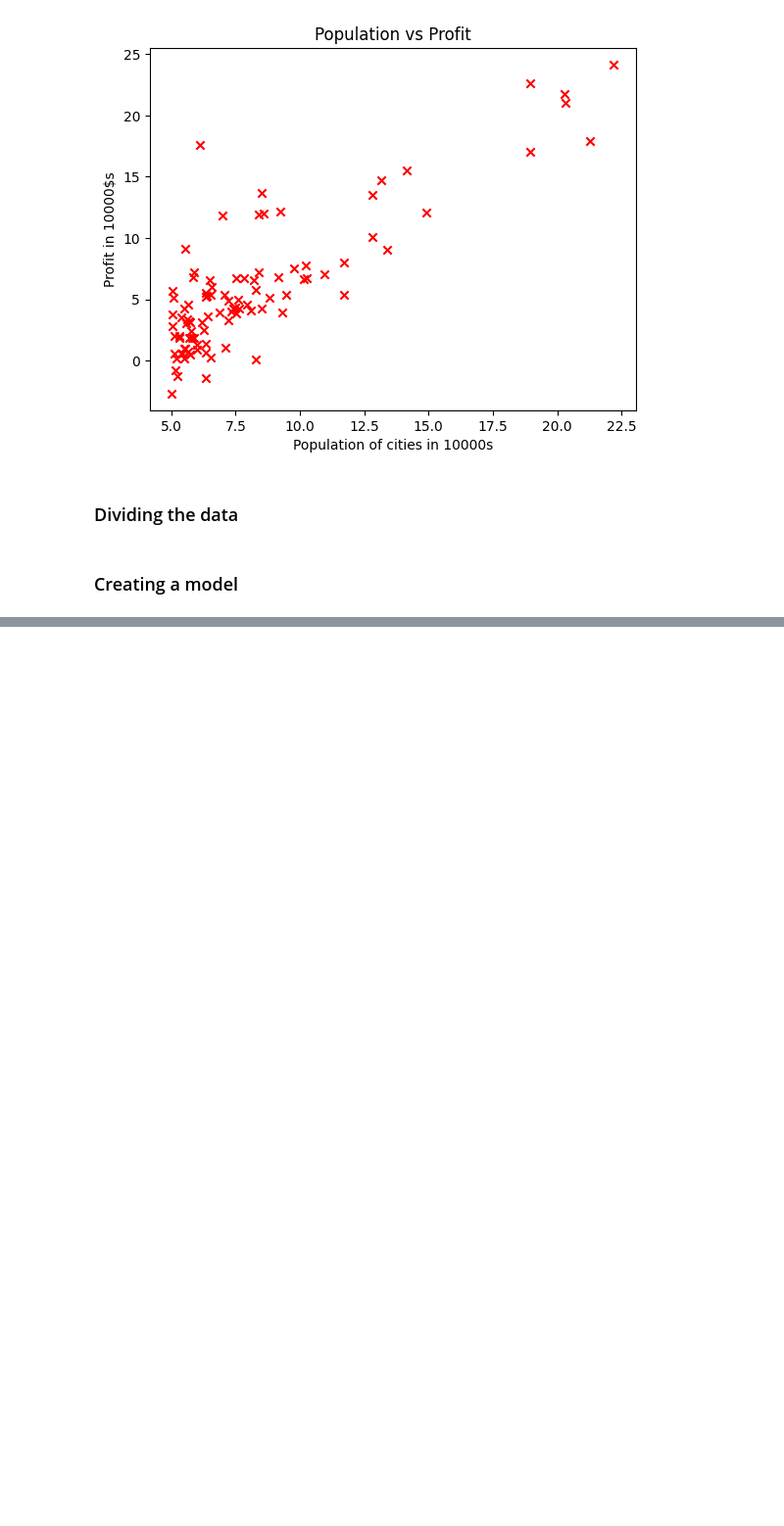
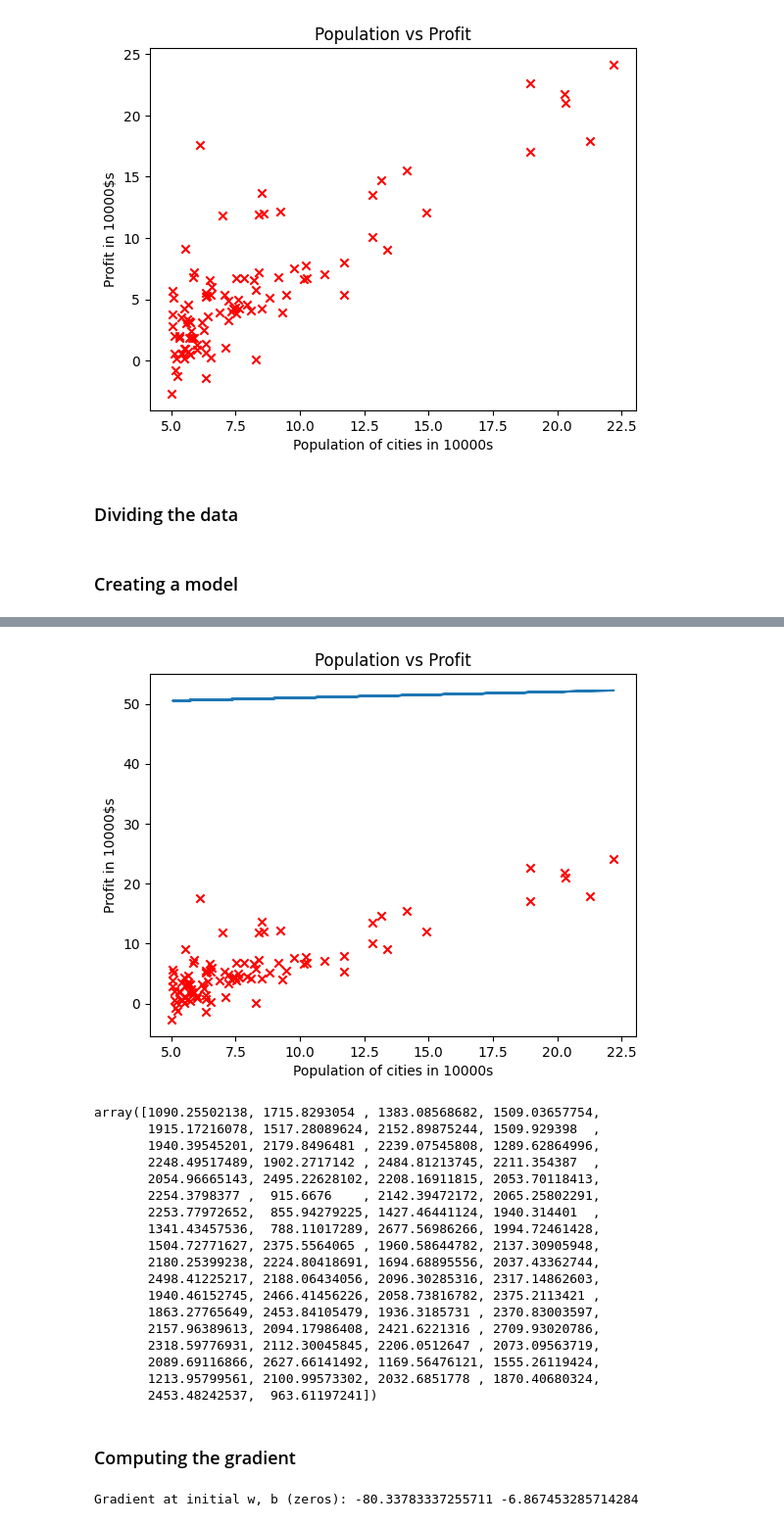
Before and after one commit to tahaftm/Machine-Learning-Projects, a Jupyter notebook: Andrew Ng Exercises/Linear Regression with one variable.ipynb, the cells around one changed output, grey strips where cells are left out. Shown at 98% size. Drawn from its saved outputs; the diff is of its cells as text; code cells hidden in the pictures; blank space fills up the shorter version.

Commit message:
Gradient calculations

```diff
--- a/Andrew Ng Exercises/Linear Regression with one variable.ipynb
+++ b/Andrew Ng Exercises/Linear Regression with one variable.ipynb
@@ -43,7 +43,7 @@ plt.show()
 ### Dividing the data
 # %%
 X_train = np.array(data['Profit'][:70])
-Y_train = np.array(data['Population'][70:])
+Y_train = np.array(data['Population'][:70])
 X_test = np.array(data['Profit'][70:])
 Y_test = np.array(data['Population'][70:])
 # %% [markdown]
@@ -50,0 +75,28 @@ Y_test = np.array(data['Population'][70:])
+# %%
+def error(y,predicted):
+    err = (predicted-y)**2
+    return err
+# %%
+error(Y_train, predict_and_plot(X_train,0.1, 50))
+# %% [output]
+[figure, added]
+array([1090.25502138, 1715.8293054 , 1383.08568682, 1509.03657754,
+       1915.17216078, 1517.28089624, 2152.89875244, 1509.929398  ,
+       1940.39545201, 2179.8496481 , 2239.07545808, 1289.62864996,
+       2248.49517489, 1902.2717142 , 2484.81213745, 2211.354387  ,
+       2054.96665143, 2495.22628102, 2208.16911815, 2053.70118413,
+       2254.3798377 ,  915.6676    , 2142.39472172, 2065.25802291,
+       2253.77972652,  855.94279225, 1427.46441124, 1940.314401  ,
+       1341.43457536,  788.11017289, 2677.56986266, 1994.72461428,
+       1504.72771627, 2375.5564065 , 1960.58644782, 2137.30905948,
+       2180.25399238, 2224.80418691, 1694.68895556, 2037.43362744,
+       2498.41225217, 2188.06434056, 2096.30285316, 2317.14862603,
+       1940.46152745, 2466.41456226, 2058.73816782, 2375.2113421 ,
+       1863.27765649, 2453.84105479, 1936.3185731 , 2370.83003597,
+       2157.96389613, 2094.17986408, 2421.6221316 , 2709.93020786,
+       2318.59776931, 2112.30045845, 2206.0512647 , 2073.09563719,
+       2089.69116866, 2627.66141492, 1169.56476121, 1555.26119424,
+       1213.95799561, 2100.99573302, 2032.6851778 , 1870.40680324,
+       2453.48242537,  963.61197241])
+# %% [markdown]
+### Computing the gradient
@@ -50,0 +115,8 @@ Y_test = np.array(data['Population'][70:])
+# %%
+initial_w = 0
+initial_b = 0
+
+tmp_dj_dw, tmp_dj_db = compute_gradient(X_train, Y_train, initial_w, initial_b)
+print('Gradient at initial w, b (zeros):', tmp_dj_dw, tmp_dj_db)
+# %% [output]
+Gradient at initial w, b (zeros): -80.33783337255711 -6.867453285714284
```
Also changed, not shown: parts of 3 cells of this notebook.
